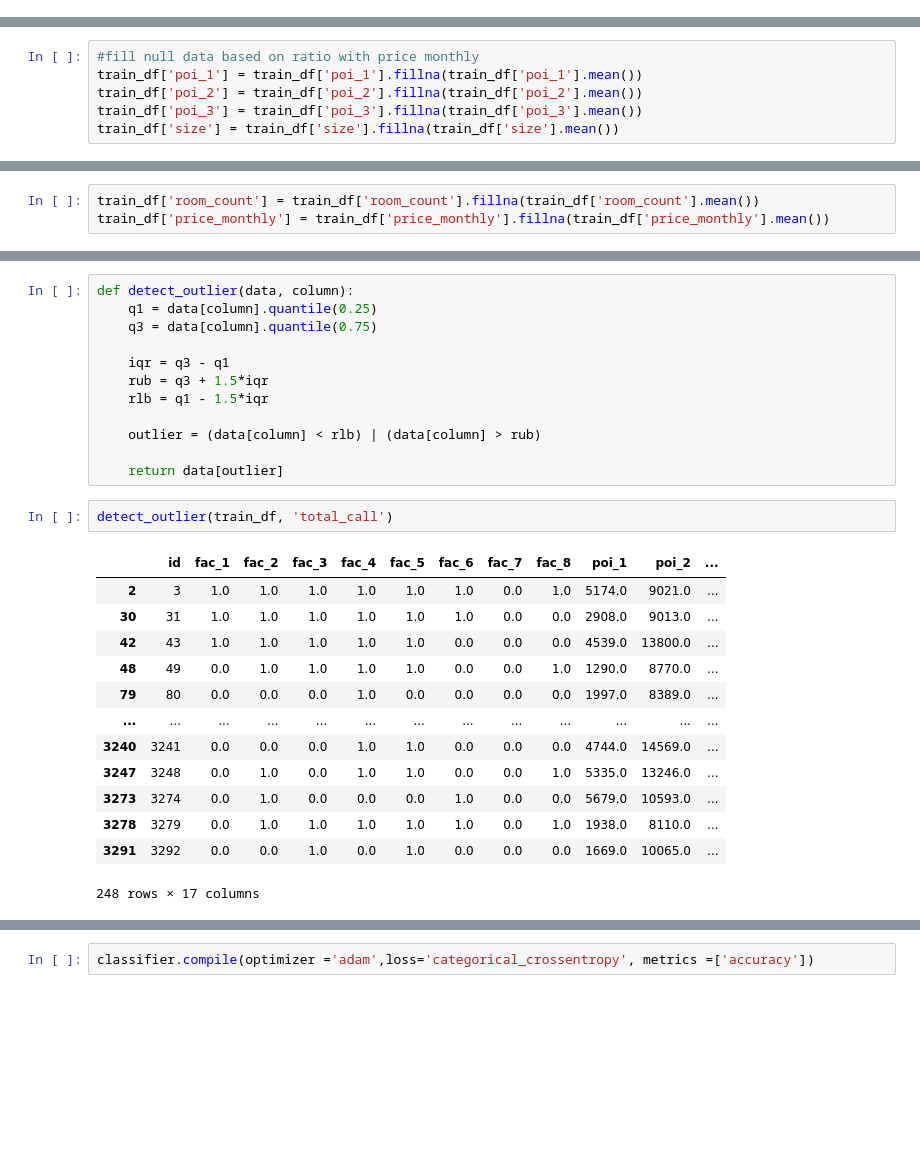
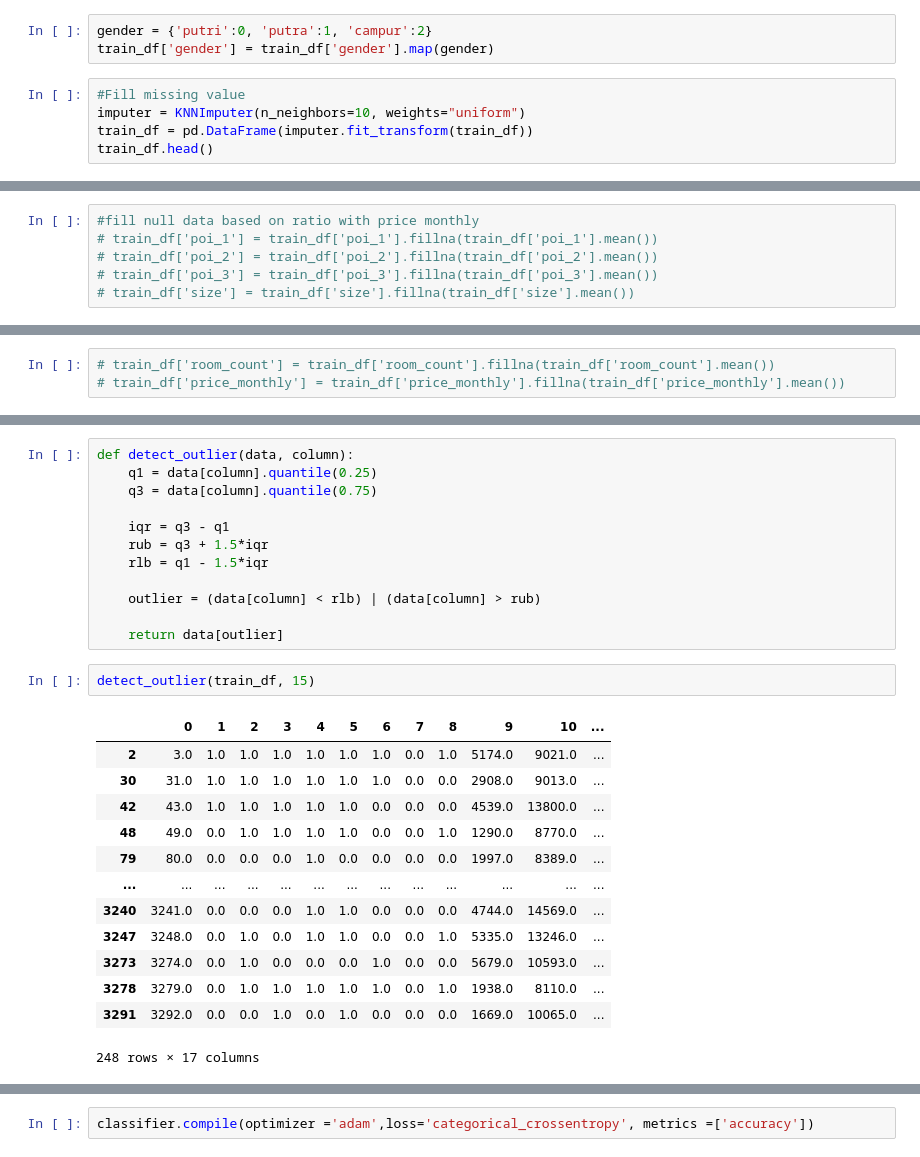
Before and after one commit to sabill/MLCC-Project, a Jupyter notebook: first_project.ipynb, the cells around one changed output, grey strips where cells are left out. Saved outputs shown, nothing was run; the diff lists cells and outputs as text; blank space fills up the shorter version.

```diff
--- a/first_project.ipynb
+++ b/first_project.ipynb
@@ -102,3 +102,11 @@ Name: fac_7, dtype: int64
 1.0    1740
 0.0    1553
 Name: fac_8, dtype: int64
+# %%
+gender = {'putri':0, 'putra':1, 'campur':2}
+train_df['gender'] = train_df['gender'].map(gender)
+# %%
+#Fill missing value
+imputer = KNNImputer(n_neighbors=10, weights="uniform")
+train_df = pd.DataFrame(imputer.fit_transform(train_df))
+train_df.head()
@@ -137,9 +152,9 @@ plt.legend()
 # %%
 #fill null data based on ratio with price monthly
-train_df['poi_1'] = train_df['poi_1'].fillna(train_df['poi_1'].mean())
-train_df['poi_2'] = train_df['poi_2'].fillna(train_df['poi_2'].mean())
-train_df['poi_3'] = train_df['poi_3'].fillna(train_df['poi_3'].mean())
-train_df['size'] = train_df['size'].fillna(train_df['size'].mean())
+# train_df['poi_1'] = train_df['poi_1'].fillna(train_df['poi_1'].mean())
+# train_df['poi_2'] = train_df['poi_2'].fillna(train_df['poi_2'].mean())
+# train_df['poi_3'] = train_df['poi_3'].fillna(train_df['poi_3'].mean())
+# train_df['size'] = train_df['size'].fillna(train_df['size'].mean())
 # %%
 train_df.head()
 # %% [output]
@@ -174,8 +188,8 @@ dtype: int64
 # def proportion(atributs, labels):
 #   atribut =
 # %%
-train_df['room_count'] = train_df['room_count'].fillna(train_df['room_count'].mean())
-train_df['price_monthly'] = train_df['price_monthly'].fillna(train_df['price_monthly'].mean())
+# train_df['room_count'] = train_df['room_count'].fillna(train_df['room_count'].mean())
+# train_df['price_monthly'] = train_df['price_monthly'].fillna(train_df['price_monthly'].mean())
 # %%
 train_df.head()
 # %% [output]
@@ -222,19 +236,19 @@ def detect_outlier(data, column):
 
     return data[outlier]
 # %%
-detect_outlier(train_df, 'total_call')
+detect_outlier(train_df, 15)
 # %% [output]
-|  | id | fac_1 | fac_2 | fac_3 | fac_4 | fac_5 | fac_6 | fac_7 | fac_8 | poi_1 | poi_2 | ... |
-| 2 | 3 | 1.0 | 1.0 | 1.0 | 1.0 | 1.0 | 1.0 | 0.0 | 1.0 | 5174.0 | 9021.0 | ... |
-| 30 | 31 | 1.0 | 1.0 | 1.0 | 1.0 | 1.0 | 1.0 | 0.0 | 0.0 | 2908.0 | 9013.0 | ... |
-| 42 | 43 | 1.0 | 1.0 | 1.0 | 1.0 | 1.0 | 0.0 | 0.0 | 0.0 | 4539.0 | 13800.0 | ... |
-| 48 | 49 | 0.0 | 1.0 | 1.0 | 1.0 | 1.0 | 0.0 | 0.0 | 1.0 | 1290.0 | 8770.0 | ... |
-| 79 | 80 | 0.0 | 0.0 | 0.0 | 1.0 | 0.0 | 0.0 | 0.0 | 0.0 | 1997.0 | 8389.0 | ... |
+|  | 0 | 1 | 2 | 3 | 4 | 5 | 6 | 7 | 8 | 9 | 10 | ... |
+| 2 | 3.0 | 1.0 | 1.0 | 1.0 | 1.0 | 1.0 | 1.0 | 0.0 | 1.0 | 5174.0 | 9021.0 | ... |
+| 30 | 31.0 | 1.0 | 1.0 | 1.0 | 1.0 | 1.0 | 1.0 | 0.0 | 0.0 | 2908.0 | 9013.0 | ... |
+| 42 | 43.0 | 1.0 | 1.0 | 1.0 | 1.0 | 1.0 | 0.0 | 0.0 | 0.0 | 4539.0 | 13800.0 | ... |
+| 48 | 49.0 | 0.0 | 1.0 | 1.0 | 1.0 | 1.0 | 0.0 | 0.0 | 1.0 | 1290.0 | 8770.0 | ... |
+| 79 | 80.0 | 0.0 | 0.0 | 0.0 | 1.0 | 0.0 | 0.0 | 0.0 | 0.0 | 1997.0 | 8389.0 | ... |
 | ... | ... | ... | ... | ... | ... | ... | ... | ... | ... | ... | ... | ... |
-| 3240 | 3241 | 0.0 | 0.0 | 0.0 | 1.0 | 1.0 | 0.0 | 0.0 | 0.0 | 4744.0 | 14569.0 | ... |
-| 3247 | 3248 | 0.0 | 1.0 | 0.0 | 1.0 | 1.0 | 0.0 | 0.0 | 1.0 | 5335.0 | 13246.0 | ... |
-| 3273 | 3274 | 0.0 | 1.0 | 0.0 | 0.0 | 0.0 | 1.0 | 0.0 | 0.0 | 5679.0 | 10593.0 | ... |
-| 3278 | 3279 | 0.0 | 1.0 | 1.0 | 1.0 | 1.0 | 1.0 | 0.0 | 1.0 | 1938.0 | 8110.0 | ... |
-| 3291 | 3292 | 0.0 | 0.0 | 1.0 | 0.0 | 1.0 | 0.0 | 0.0 | 0.0 | 1669.0 | 10065.0 | ... |
+| 3240 | 3241.0 | 0.0 | 0.0 | 0.0 | 1.0 | 1.0 | 0.0 | 0.0 | 0.0 | 4744.0 | 14569.0 | ... |
+| 3247 | 3248.0 | 0.0 | 1.0 | 0.0 | 1.0 | 1.0 | 0.0 | 0.0 | 1.0 | 5335.0 | 13246.0 | ... |
+| 3273 | 3274.0 | 0.0 | 1.0 | 0.0 | 0.0 | 0.0 | 1.0 | 0.0 | 0.0 | 5679.0 | 10593.0 | ... |
+| 3278 | 3279.0 | 0.0 | 1.0 | 1.0 | 1.0 | 1.0 | 1.0 | 0.0 | 1.0 | 1938.0 | 8110.0 | ... |
+| 3291 | 3292.0 | 0.0 | 0.0 | 1.0 | 0.0 | 1.0 | 0.0 | 0.0 | 0.0 | 1669.0 | 10065.0 | ... |
 248 rows × 17 columns
 # %%
```
Also changed, not shown: parts of 37 cells of this notebook.
